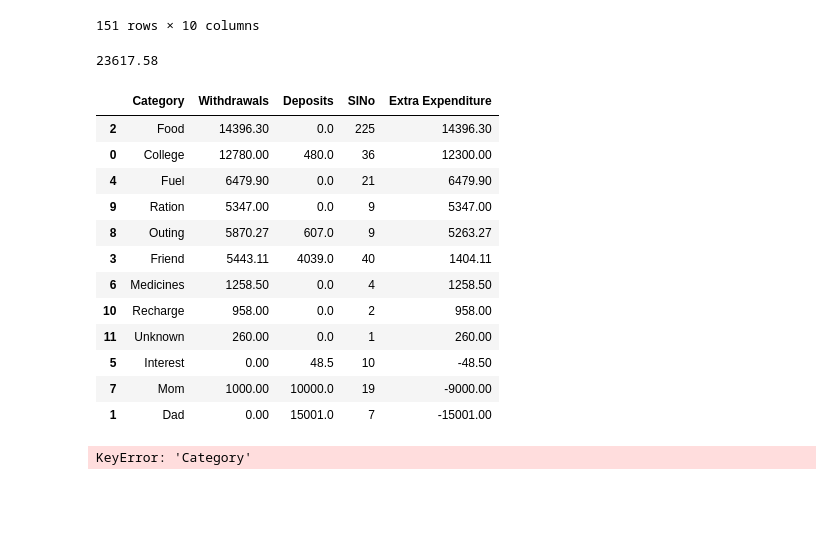
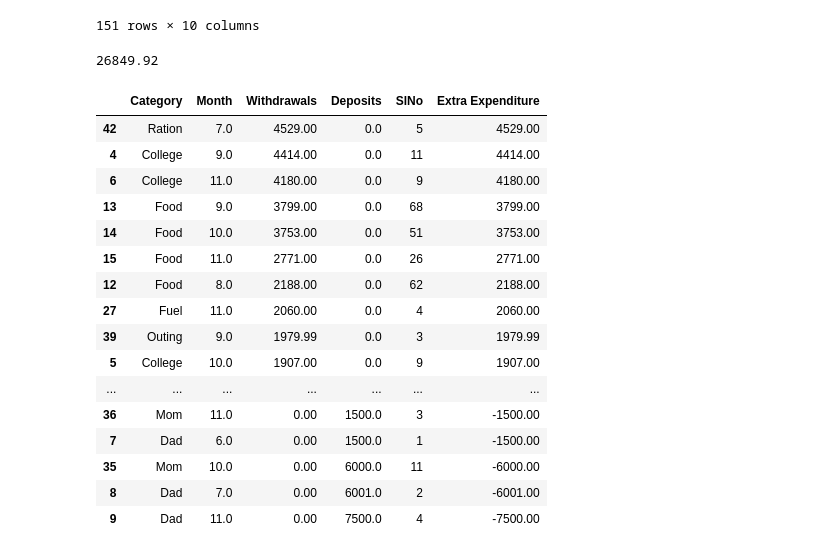
Before and after one commit to ok-noronha/Bank-Statement-Analyser, a Jupyter notebook: analyse.ipynb, the cells around one changed output. Cells and saved outputs as stored; diff of their text form; code cells hidden in the pictures; blank space fills up the shorter version.

```diff
--- a/analyse.ipynb
+++ b/analyse.ipynb
@@ -100,38 +100,40 @@ namely
 | 51 | JOHN BAPTIST NORONHA | 0.0 | 13501.0 | 42325.543333 | UPI/UTIB/232551035093/JOHN BAPTIS... | serviceexpert1 | 21-Nov-2022 | 6 | ... |
 151 rows × 10 columns
 # %%
-categorically = df.groupby('Category',as_index=False).agg(
+categorically = df.groupby(['Category','Month'],as_index=False).agg(
     {"Withdrawals": "sum", "Deposits": "sum", "SlNo":"count"})
 categorically["Extra Expenditure"] = categorically.apply(
     lambda row: row["Withdrawals"] - row["Deposits"], axis=1)
 categorically=categorically.sort_values(by="Extra Expenditure",ascending = False)
 print(categorically["Extra Expenditure"].sum())
 categorically.to_csv('categorically.csv')
 categorically
 # %% [output]
-23617.58
+26849.92
-|  | Category | Withdrawals | Deposits | SlNo | Extra Expenditure |
-| 2 | Food | 14396.30 | 0.0 | 225 | 14396.30 |
-| 0 | College | 12780.00 | 480.0 | 36 | 12300.00 |
-| 4 | Fuel | 6479.90 | 0.0 | 21 | 6479.90 |
-| 9 | Ration | 5347.00 | 0.0 | 9 | 5347.00 |
-| 8 | Outing | 5870.27 | 607.0 | 9 | 5263.27 |
-| 3 | Friend | 5443.11 | 4039.0 | 40 | 1404.11 |
-| 6 | Medicines | 1258.50 | 0.0 | 4 | 1258.50 |
-| 10 | Recharge | 958.00 | 0.0 | 2 | 958.00 |
-| 11 | Unknown | 260.00 | 0.0 | 1 | 260.00 |
-| 5 | Interest | 0.00 | 48.5 | 10 | -48.50 |
-| 7 | Mom | 1000.00 | 10000.0 | 19 | -9000.00 |
-| 1 | Dad | 0.00 | 15001.0 | 7 | -15001.00 |
+|  | Category | Month | Withdrawals | Deposits | SlNo | Extra Expenditure |
+| 42 | Ration | 7.0 | 4529.00 | 0.0 | 5 | 4529.00 |
+| 4 | College | 9.0 | 4414.00 | 0.0 | 11 | 4414.00 |
+| 6 | College | 11.0 | 4180.00 | 0.0 | 9 | 4180.00 |
+| 13 | Food | 9.0 | 3799.00 | 0.0 | 68 | 3799.00 |
+| 14 | Food | 10.0 | 3753.00 | 0.0 | 51 | 3753.00 |
+| 15 | Food | 11.0 | 2771.00 | 0.0 | 26 | 2771.00 |
+| 12 | Food | 8.0 | 2188.00 | 0.0 | 62 | 2188.00 |
+| 27 | Fuel | 11.0 | 2060.00 | 0.0 | 4 | 2060.00 |
+| 39 | Outing | 9.0 | 1979.99 | 0.0 | 3 | 1979.99 |
+| 5 | College | 10.0 | 1907.00 | 0.0 | 9 | 1907.00 |
+| ... | ... | ... | ... | ... | ... | ... |
+| 36 | Mom | 11.0 | 0.00 | 1500.0 | 3 | -1500.00 |
+| 7 | Dad | 6.0 | 0.00 | 1500.0 | 1 | -1500.00 |
+| 35 | Mom | 10.0 | 0.00 | 6000.0 | 11 | -6000.00 |
+| 8 | Dad | 7.0 | 0.00 | 6001.0 | 2 | -6001.00 |
+| 9 | Dad | 11.0 | 0.00 | 7500.0 | 4 | -7500.00 |
 # %%
 nam_cat = df.groupby(['Name'],as_index=False).agg(
     {"Withdrawals": "sum", "Deposits": "sum", "SlNo":"count"})
 nam_cat["Extra Expenditure"] = nam_cat.apply(
     lambda row: row["Withdrawals"] - row["Deposits"], axis=1)
-nam_cat=nam_cat.sort_values(by="Category",ascending = False)
+#nam_cat=nam_cat.sort_values(by="Category",ascending = False)
 nam_cat.to_csv('cat.csv')
-# %% [output]
-KeyError: 'Category'
 # %%
 parents = df.groupby(['Month','Name'],as_index=False).agg({"Withdrawals": "sum", "Deposits": "sum", "Balance Amount": "mean"})
 parents["Extra Expenditure"]=parents.apply(lambda row: row["Deposits"] - row["Withdrawals"],axis=1)
```
Also changed, not shown: 4 other files.
